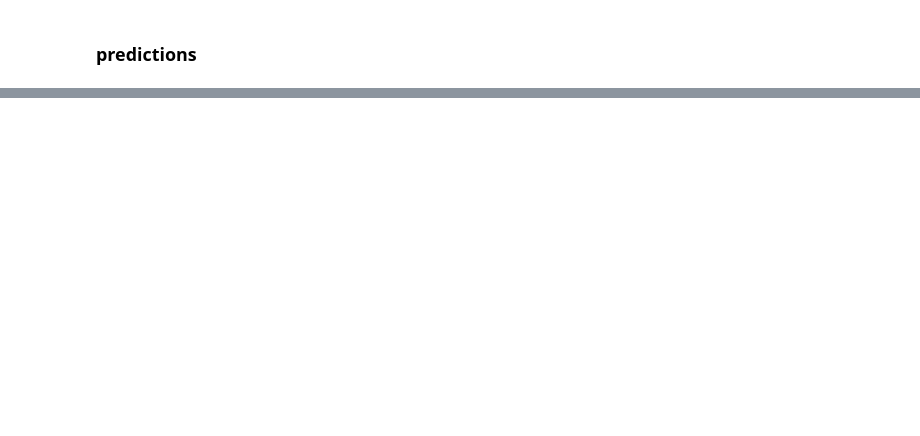
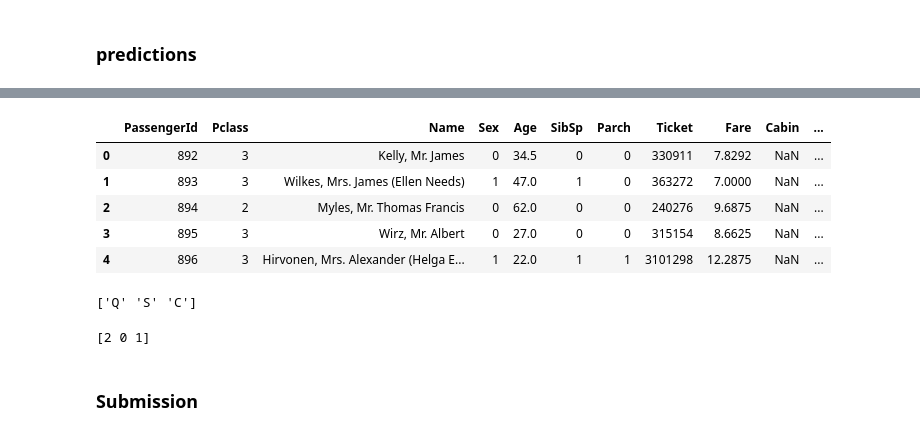
Before and after one commit to JesseScott/Kaggle-Titanic, a Jupyter notebook: titanic/titanic-tutorial.ipynb, the cells around one changed output, grey strips where cells are left out. Saved outputs shown, nothing was run; the diff lists cells and outputs as text; code cells hidden in the pictures; blank space fills up the shorter version.

```diff
--- a/titanic/titanic-tutorial.ipynb
+++ b/titanic/titanic-tutorial.ipynb
@@ -153,0 +252,16 @@ predictions.describe()
+# %%
+# Replace all the occurences of male with the number 0
+titanic_test.loc[titanic_test["Sex"] == "male", "Sex"] = 0
+
+# Replace all the occurences of female with the number 1
+titanic_test.loc[titanic_test["Sex"] == "female", "Sex"] = 1
+
+#
+titanic_test.head()
+# %% [output]
+|  | PassengerId | Pclass | Name | Sex | Age | SibSp | Parch | Ticket | Fare | Cabin | ... |
+| 0 | 892 | 3 | Kelly, Mr. James | 0 | 34.5 | 0 | 0 | 330911 | 7.8292 | NaN | ... |
+| 1 | 893 | 3 | Wilkes, Mrs. James (Ellen Needs) | 1 | 47.0 | 1 | 0 | 363272 | 7.0000 | NaN | ... |
+| 2 | 894 | 2 | Myles, Mr. Thomas Francis | 0 | 62.0 | 0 | 0 | 240276 | 9.6875 | NaN | ... |
+| 3 | 895 | 3 | Wirz, Mr. Albert | 0 | 27.0 | 0 | 0 | 315154 | 8.6625 | NaN | ... |
+| 4 | 896 | 3 | Hirvonen, Mrs. Alexander (Helga E... | 1 | 22.0 | 1 | 1 | 3101298 | 12.2875 | NaN | ... |
@@ -153,0 +270,23 @@ predictions.describe()
+# %%
+# Find all of the unique values for "Embarked"
+print(titanic_test["Embarked"].unique())
+# %% [output]
+['Q' 'S' 'C']
+# %%
+# Replace all the occurences of nan with S
+titanic_test["Embarked"] = titanic_test["Embarked"].fillna("S")
+
+# Replace all the occurences of S with the number 0
+titanic_test.loc[titanic_test["Embarked"] == "S", "Embarked"] = 0
+
+# Replace all the occurences of C with the number 1
+titanic_test.loc[titanic_test["Embarked"] == "C", "Embarked"] = 1
+
+# Replace all the occurences of Q with the number 2
+titanic_test.loc[titanic_test["Embarked"] == "Q", "Embarked"] = 2
+
+print(titanic_test["Embarked"].unique())
+# %% [output]
+[2 0 1]
+# %% [markdown]
+### Submission
```
Also changed, not shown: parts of 22 cells of this notebook, 1 other file.
